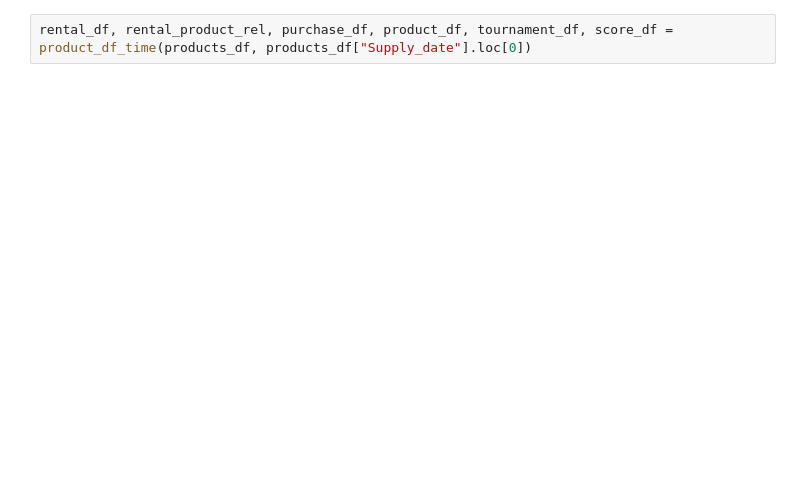
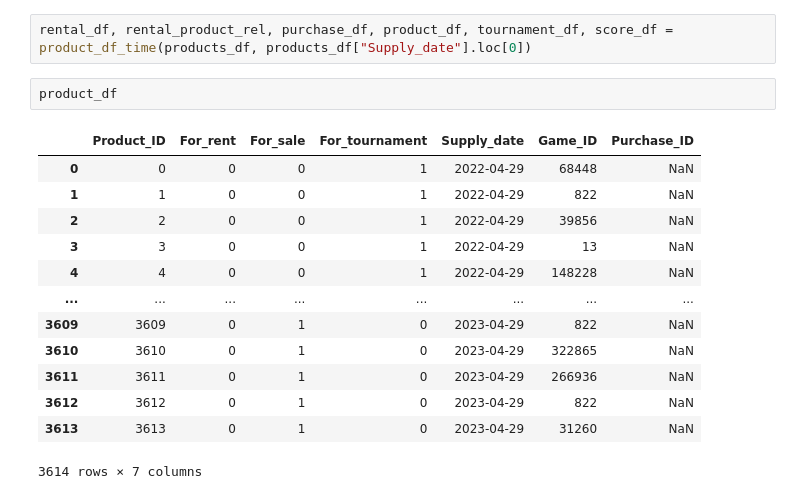
Before and after one commit to martyna-B/rental_games_shop, a Jupyter notebook: Creating Rental, Rental_product_rel, Purchase, Product, Game, Tournament, Score.ipynb, the cells around one changed output. Drawn from its saved outputs; the diff is of its cells as text; blank space fills up the shorter version.

```diff
--- a/Creating Rental, Rental_product_rel, Purchase, Product, Game, Tournament, Score.ipynb
+++ b/Creating Rental, Rental_product_rel, Purchase, Product, Game, Tournament, Score.ipynb
@@ -268,3 +285,19 @@ def product_df_time(product_df, first_date):
     return rental_df, rental_product_rel, purchase_df, product_df, tournament_df, score_df
 # %%
 rental_df, rental_product_rel, purchase_df, product_df, tournament_df, score_df = product_df_time(products_df, products_df["Supply_date"].loc[0])
+# %%
+product_df
+# %% [output]
+|  | Product_ID | For_rent | For_sale | For_tournament | Supply_date | Game_ID | Purchase_ID |
+| 0 | 0 | 0 | 0 | 1 | 2022-04-29 | 68448 | NaN |
+| 1 | 1 | 0 | 0 | 1 | 2022-04-29 | 822 | NaN |
+| 2 | 2 | 0 | 0 | 1 | 2022-04-29 | 39856 | NaN |
+| 3 | 3 | 0 | 0 | 1 | 2022-04-29 | 13 | NaN |
+| 4 | 4 | 0 | 0 | 1 | 2022-04-29 | 148228 | NaN |
+| ... | ... | ... | ... | ... | ... | ... | ... |
+| 3609 | 3609 | 0 | 1 | 0 | 2023-04-29 | 822 | NaN |
+| 3610 | 3610 | 0 | 1 | 0 | 2023-04-29 | 322865 | NaN |
+| 3611 | 3611 | 0 | 1 | 0 | 2023-04-29 | 266936 | NaN |
+| 3612 | 3612 | 0 | 1 | 0 | 2023-04-29 | 822 | NaN |
+| 3613 | 3613 | 0 | 1 | 0 | 2023-04-29 | 31260 | NaN |
+3614 rows × 7 columns
```
Also changed, not shown: parts of 13 cells of this notebook, 5 other files.
